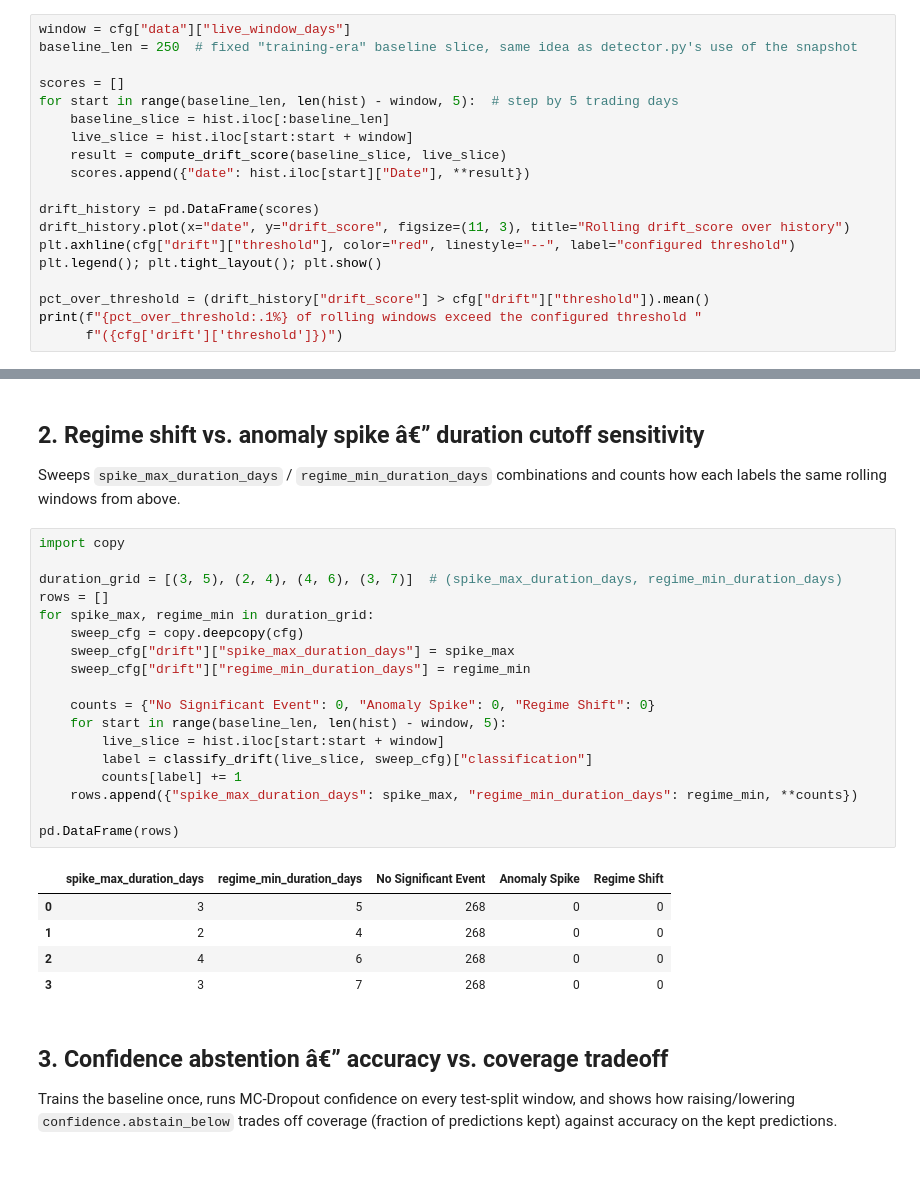
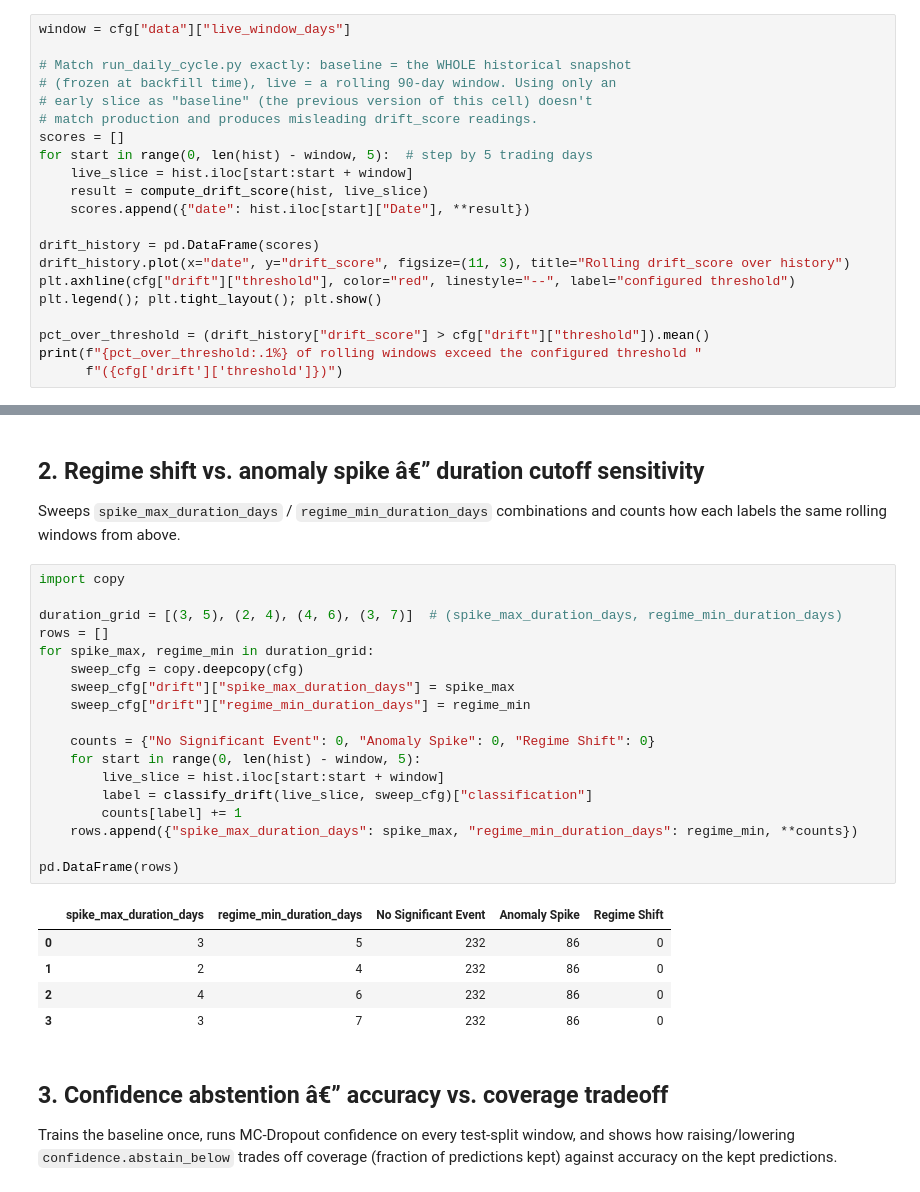
Before and after one commit to Himesh1412/DriftSense, a Jupyter notebook: notebooks/exploration.ipynb, the cells around one changed output, grey strips where cells are left out. Cells and saved outputs as stored; diff of their text form.

```diff
--- a/notebooks/exploration.ipynb
+++ b/notebooks/exploration.ipynb
@@ -37,12 +40,14 @@ regime change) conditions vs. the configured threshold.
 # %%
 window = cfg["data"]["live_window_days"]
-baseline_len = 250  # fixed "training-era" baseline slice, same idea as detector.py's use of the snapshot
 
+# Match run_daily_cycle.py exactly: baseline = the WHOLE historical snapshot
+# (frozen at backfill time), live = a rolling 90-day window. Using only an
+# early slice as "baseline" (the previous version of this cell) doesn't
+# match production and produces misleading drift_score readings.
 scores = []
-for start in range(baseline_len, len(hist) - window, 5):  # step by 5 trading days
-    baseline_slice = hist.iloc[:baseline_len]
+for start in range(0, len(hist) - window, 5):  # step by 5 trading days
     live_slice = hist.iloc[start:start + window]
-    result = compute_drift_score(baseline_slice, live_slice)
+    result = compute_drift_score(hist, live_slice)
     scores.append({"date": hist.iloc[start]["Date"], **result})
 
 drift_history = pd.DataFrame(scores)
@@ -64,27 +69,27 @@ counts how each labels the same rolling windows from above.
 # %%
 import copy
 
 duration_grid = [(3, 5), (2, 4), (4, 6), (3, 7)]  # (spike_max_duration_days, regime_min_duration_days)
 rows = []
 for spike_max, regime_min in duration_grid:
     sweep_cfg = copy.deepcopy(cfg)
     sweep_cfg["drift"]["spike_max_duration_days"] = spike_max
     sweep_cfg["drift"]["regime_min_duration_days"] = regime_min
 
     counts = {"No Significant Event": 0, "Anomaly Spike": 0, "Regime Shift": 0}
-    for start in range(baseline_len, len(hist) - window, 5):
+    for start in range(0, len(hist) - window, 5):
         live_slice = hist.iloc[start:start + window]
         label = classify_drift(live_slice, sweep_cfg)["classification"]
         counts[label] += 1
     rows.append({"spike_max_duration_days": spike_max, "regime_min_duration_days": regime_min, **counts})
 
 pd.DataFrame(rows)
 # %% [output]
 |  | spike_max_duration_days | regime_min_duration_days | No Significant Event | Anomaly Spike | Regime Shift |
-| 0 | 3 | 5 | 268 | 0 | 0 |
-| 1 | 2 | 4 | 268 | 0 | 0 |
-| 2 | 4 | 6 | 268 | 0 | 0 |
-| 3 | 3 | 7 | 268 | 0 | 0 |
+| 0 | 3 | 5 | 232 | 86 | 0 |
+| 1 | 2 | 4 | 232 | 86 | 0 |
+| 2 | 4 | 6 | 232 | 86 | 0 |
+| 3 | 3 | 7 | 232 | 86 | 0 |
 # %% [markdown]
 ## 3. Confidence abstention â€” accuracy vs. coverage tradeoff
 
```
Also changed, not shown: parts of 5 cells of this notebook, 11 other files.
